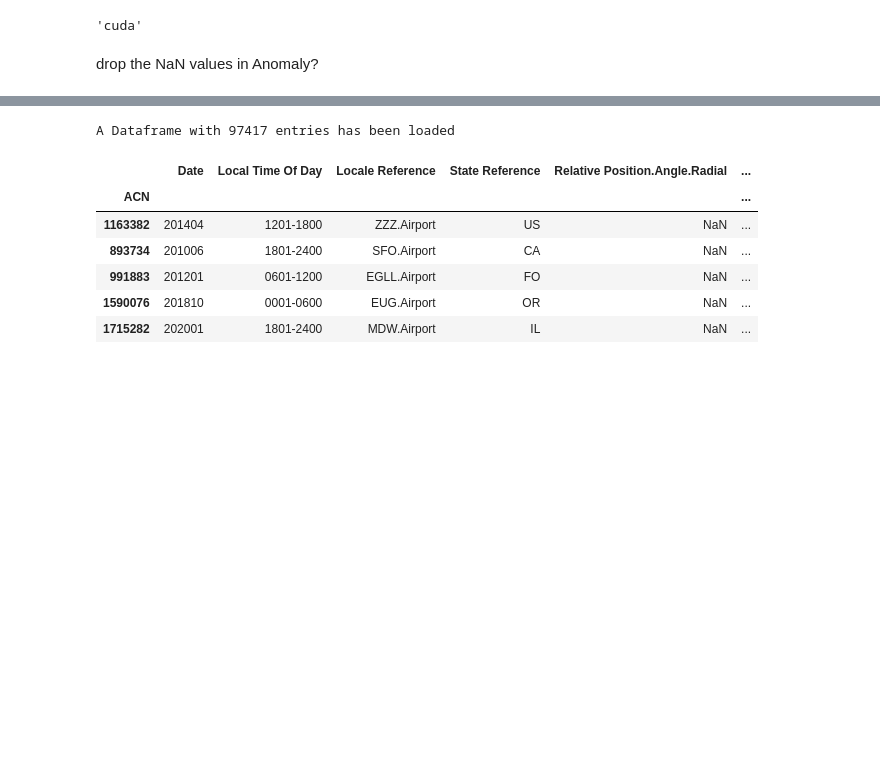
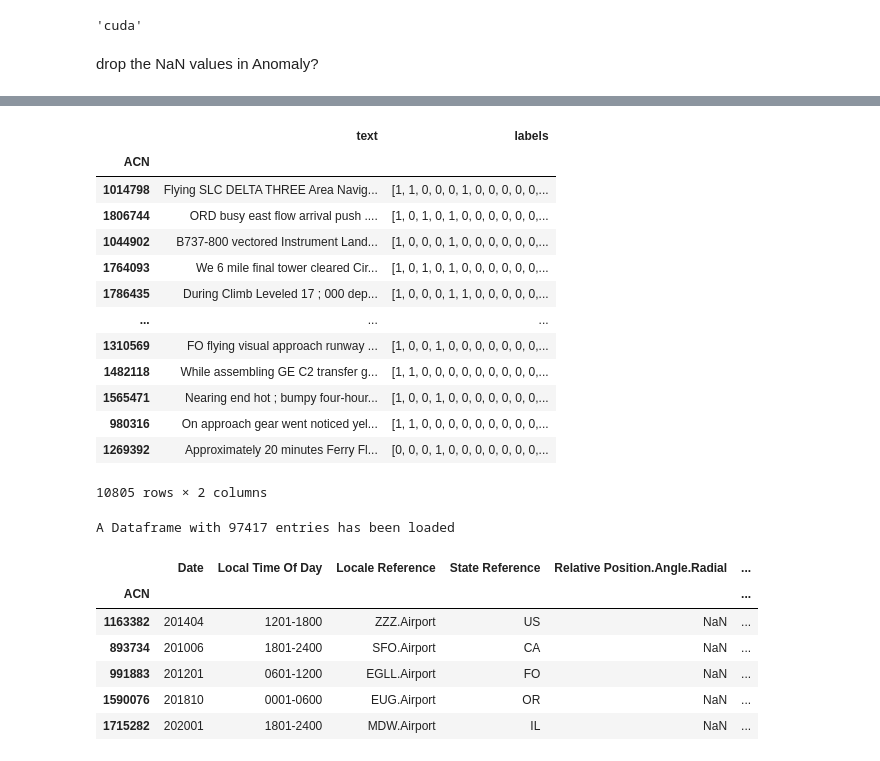
Before and after one commit to Gogonemnem/Safran-Project, a Jupyter notebook: aviation-classification.ipynb, the cells around one changed output, grey strips where cells are left out. Saved outputs shown, nothing was run; the diff lists cells and outputs as text; code cells hidden in the pictures; blank space fills up the shorter version.

```diff
--- a/aviation-classification.ipynb
+++ b/aviation-classification.ipynb
@@ -52,3 +93,21 @@ drop the NaN values in Anomaly?
+# %%
+test_df = load_data("./data/test_data_final.pkl", ANOMALY_LABELS, pp_path="./data/test_data_processed2.pkl")
+test_df
+# %% [output]
+|  | text | labels |
+| ACN |  |  |
+| 1014798 | Flying SLC DELTA THREE Area Navig... | [1, 1, 0, 0, 0, 1, 0, 0, 0, 0, 0,... |
+| 1806744 | ORD busy east flow arrival push .... | [1, 0, 1, 0, 1, 0, 0, 0, 0, 0, 0,... |
+| 1044902 | B737-800 vectored Instrument Land... | [1, 0, 0, 0, 1, 0, 0, 0, 0, 0, 0,... |
+| 1764093 | We 6 mile final tower cleared Cir... | [1, 0, 1, 0, 1, 0, 0, 0, 0, 0, 0,... |
+| 1786435 | During Climb Leveled 17 ; 000 dep... | [1, 0, 0, 0, 1, 1, 0, 0, 0, 0, 0,... |
+| ... | ... | ... |
+| 1310569 | FO flying visual approach runway ... | [1, 0, 0, 1, 0, 0, 0, 0, 0, 0, 0,... |
+| 1482118 | While assembling GE C2 transfer g... | [1, 1, 0, 0, 0, 0, 0, 0, 0, 0, 0,... |
+| 1565471 | Nearing end hot ; bumpy four-hour... | [1, 0, 0, 1, 0, 0, 0, 0, 0, 0, 0,... |
+| 980316 | On approach gear went noticed yel... | [1, 1, 0, 0, 0, 0, 0, 0, 0, 0, 0,... |
+| 1269392 | Approximately 20 minutes Ferry Fl... | [0, 0, 0, 1, 0, 0, 0, 0, 0, 0, 0,... |
+10805 rows × 2 columns
 # %%
 loaded_data = pd.read_pickle("./data/train_data_final.pkl")
 pd.to_pickle(loaded_data, "./data/train_data_final.pkl")
```
Also changed, not shown: parts of 16 cells of this notebook.
